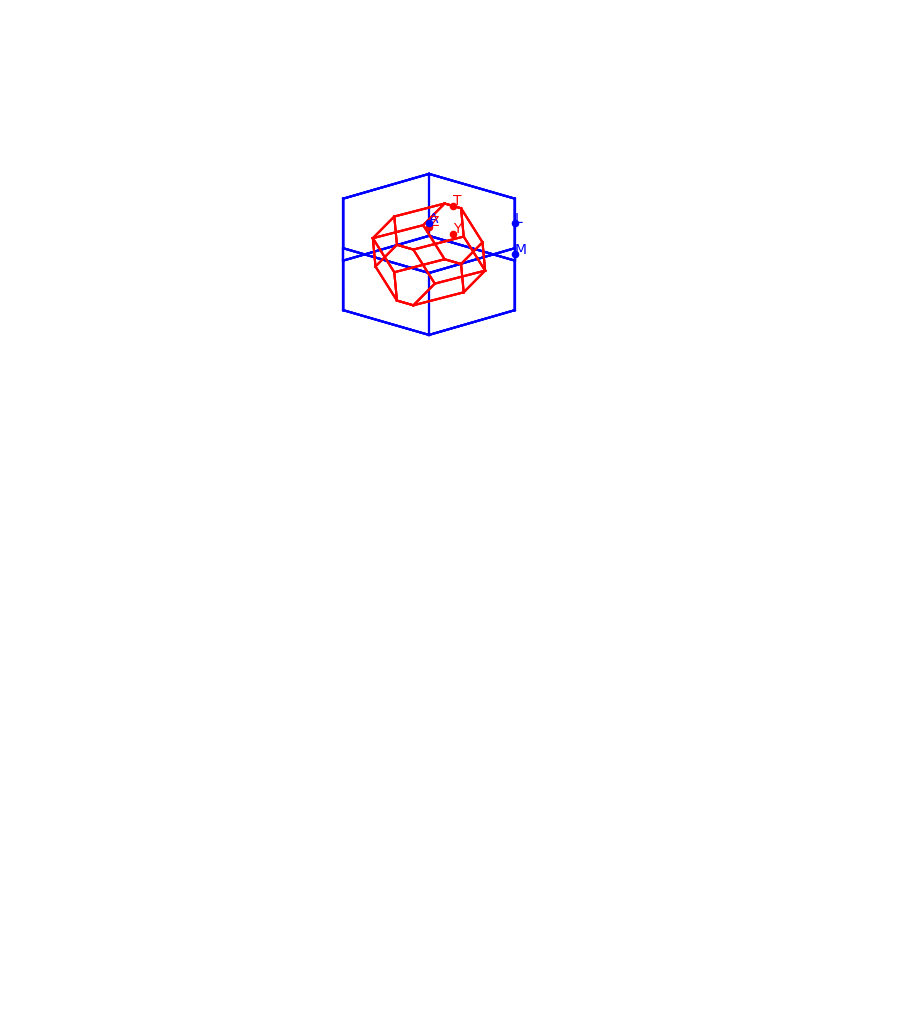
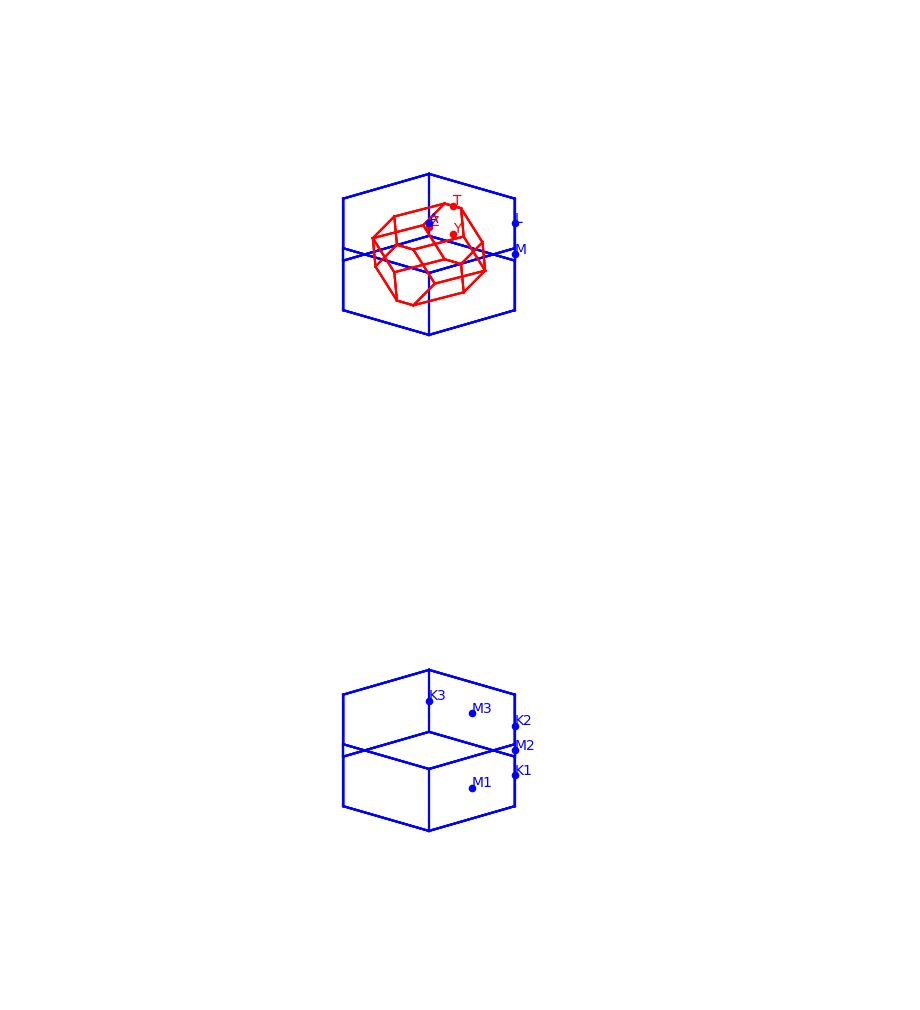
Before and after one commit to ManexAlkorta/mnx, a Jupyter notebook: Tutorial/Structure.ipynb, the cells around one changed output. Drawn from its saved outputs; the diff is of its cells as text; code cells hidden in the pictures; blank space fills up the shorter version.

```diff
--- a/Tutorial/Structure.ipynb
+++ b/Tutorial/Structure.ipynb
@@ -129,3 +129,8 @@ kpoints = [[1,0.5,0.5], [0.5,0,0.5], [0.5,0.5,0]]
 ax = prim_structure.plot_bz(ax, color="red", kpoints=kpoints, labels=["T","Y","Z"])
 # %% [output]
 [figure]
+# %%
+kpoints = [[0.5,-0.5,0], [2/3,-1/3,0], [0.5,0,0], [1/3,1/3,0], [0,0.5,0], [-1/3,2/3,0]]
+ax = sym_structure.plot_bz(color="blue", kpoints=kpoints, labels=["M1","K1","M2","K2","M3","K3"])
+# %% [output]
+[figure, added]
```
Also changed, not shown: 4 other files.
